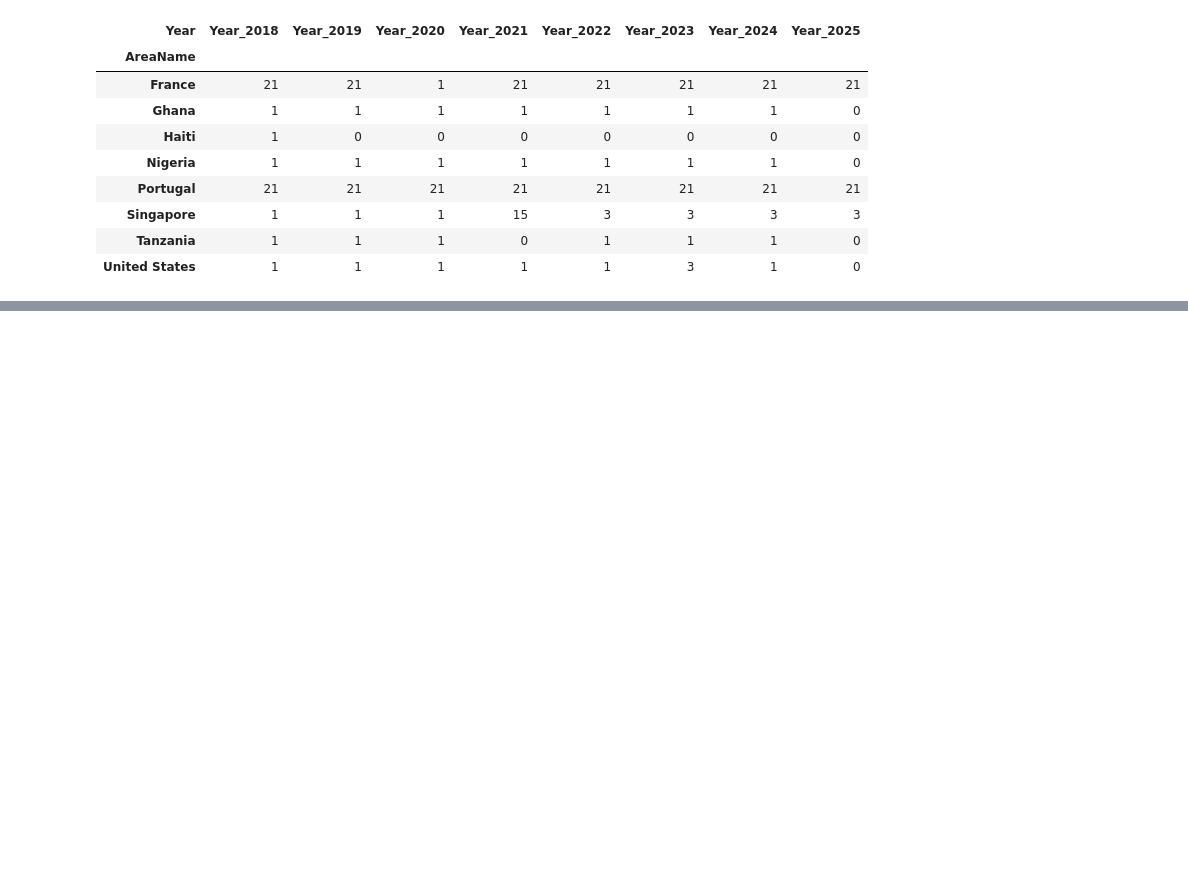
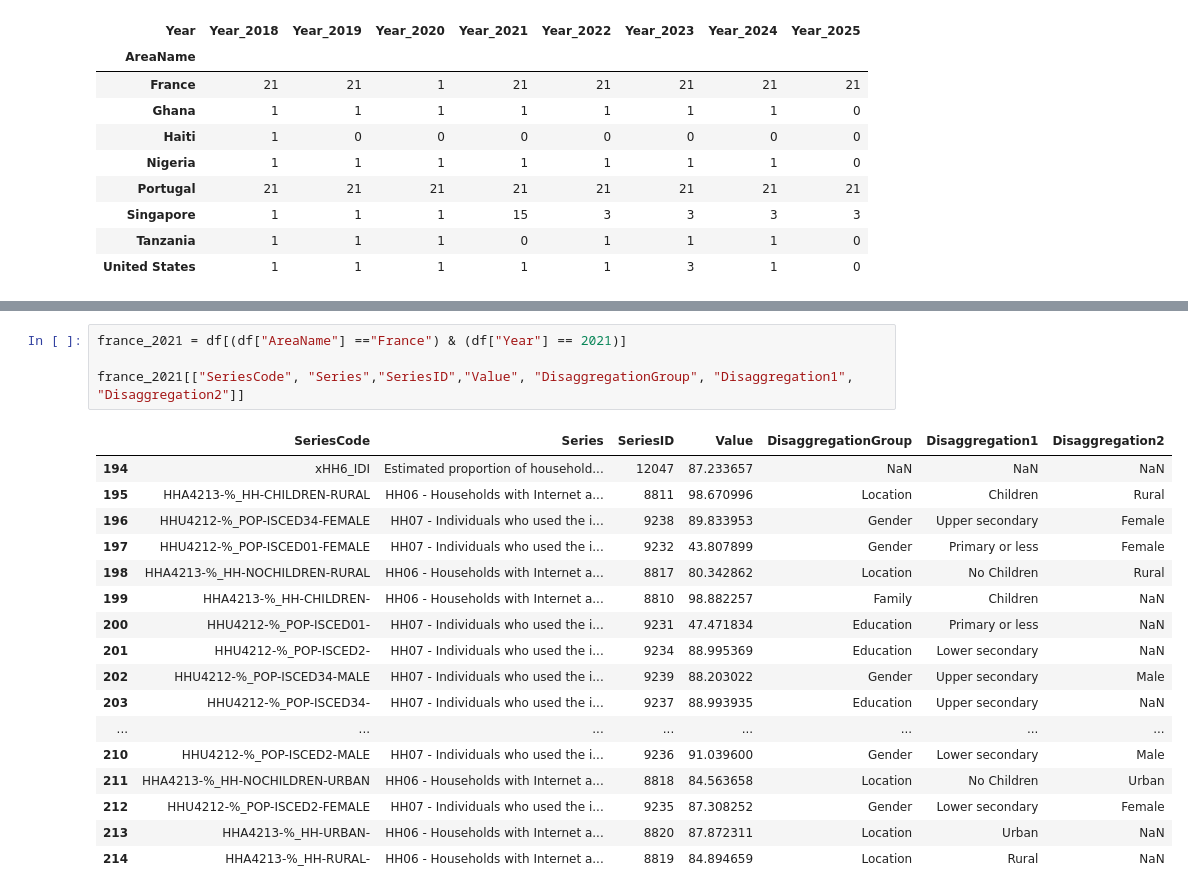
Before and after one commit to ajbunny/AI-Readiness-Governance-Capstone, a Jupyter notebook: notebooks/01_itu_data_exploration.ipynb, the cells around one changed output, grey strips where cells are left out. Saved outputs shown, nothing was run; the diff lists cells and outputs as text; blank space fills up the shorter version.

```diff
--- a/notebooks/01_itu_data_exploration.ipynb
+++ b/notebooks/01_itu_data_exploration.ipynb
@@ -148,0 +218,22 @@ country_year_counts
+# %%
+france_2021 = df[(df["AreaName"] =="France") & (df["Year"] == 2021)]
+
+france_2021[["SeriesCode", "Series","SeriesID","Value", "DisaggregationGroup", "Disaggregation1", "Disaggregation2"]]
+# %% [output]
+|  | SeriesCode | Series | SeriesID | Value | DisaggregationGroup | Disaggregation1 | Disaggregation2 |
+| 194 | xHH6_IDI | Estimated proportion of household... | 12047 | 87.233657 | NaN | NaN | NaN |
+| 195 | HHA4213-%_HH-CHILDREN-RURAL | HH06 - Households with Internet a... | 8811 | 98.670996 | Location | Children | Rural |
+| 196 | HHU4212-%_POP-ISCED34-FEMALE | HH07 - Individuals who used the i... | 9238 | 89.833953 | Gender | Upper secondary | Female |
+| 197 | HHU4212-%_POP-ISCED01-FEMALE | HH07 - Individuals who used the i... | 9232 | 43.807899 | Gender | Primary or less | Female |
+| 198 | HHA4213-%_HH-NOCHILDREN-RURAL | HH06 - Households with Internet a... | 8817 | 80.342862 | Location | No Children | Rural |
+| 199 | HHA4213-%_HH-CHILDREN- | HH06 - Households with Internet a... | 8810 | 98.882257 | Family | Children | NaN |
+| 200 | HHU4212-%_POP-ISCED01- | HH07 - Individuals who used the i... | 9231 | 47.471834 | Education | Primary or less | NaN |
+| 201 | HHU4212-%_POP-ISCED2- | HH07 - Individuals who used the i... | 9234 | 88.995369 | Education | Lower secondary | NaN |
+| 202 | HHU4212-%_POP-ISCED34-MALE | HH07 - Individuals who used the i... | 9239 | 88.203022 | Gender | Upper secondary | Male |
+| 203 | HHU4212-%_POP-ISCED34- | HH07 - Individuals who used the i... | 9237 | 88.993935 | Education | Upper secondary | NaN |
+| ... | ... | ... | ... | ... | ... | ... | ... |
+| 210 | HHU4212-%_POP-ISCED2-MALE | HH07 - Individuals who used the i... | 9236 | 91.039600 | Gender | Lower secondary | Male |
+| 211 | HHA4213-%_HH-NOCHILDREN-URBAN | HH06 - Households with Internet a... | 8818 | 84.563658 | Location | No Children | Urban |
+| 212 | HHU4212-%_POP-ISCED2-FEMALE | HH07 - Individuals who used the i... | 9235 | 87.308252 | Gender | Lower secondary | Female |
+| 213 | HHA4213-%_HH-URBAN- | HH06 - Households with Internet a... | 8820 | 87.872311 | Location | Urban | NaN |
+| 214 | HHA4213-%_HH-RURAL- | HH06 - Households with Internet a... | 8819 | 84.894659 | Location | Rural | NaN |
```
Also changed, not shown: parts of 4 cells of this notebook, 1 other file.
